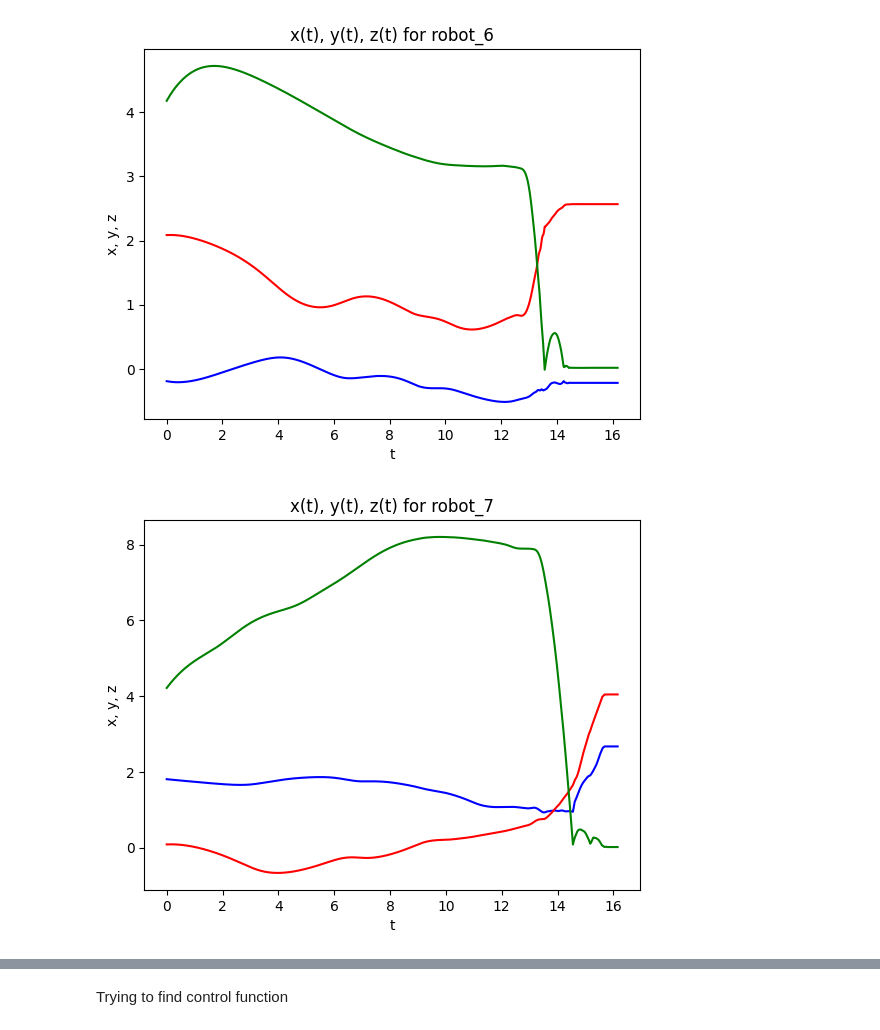
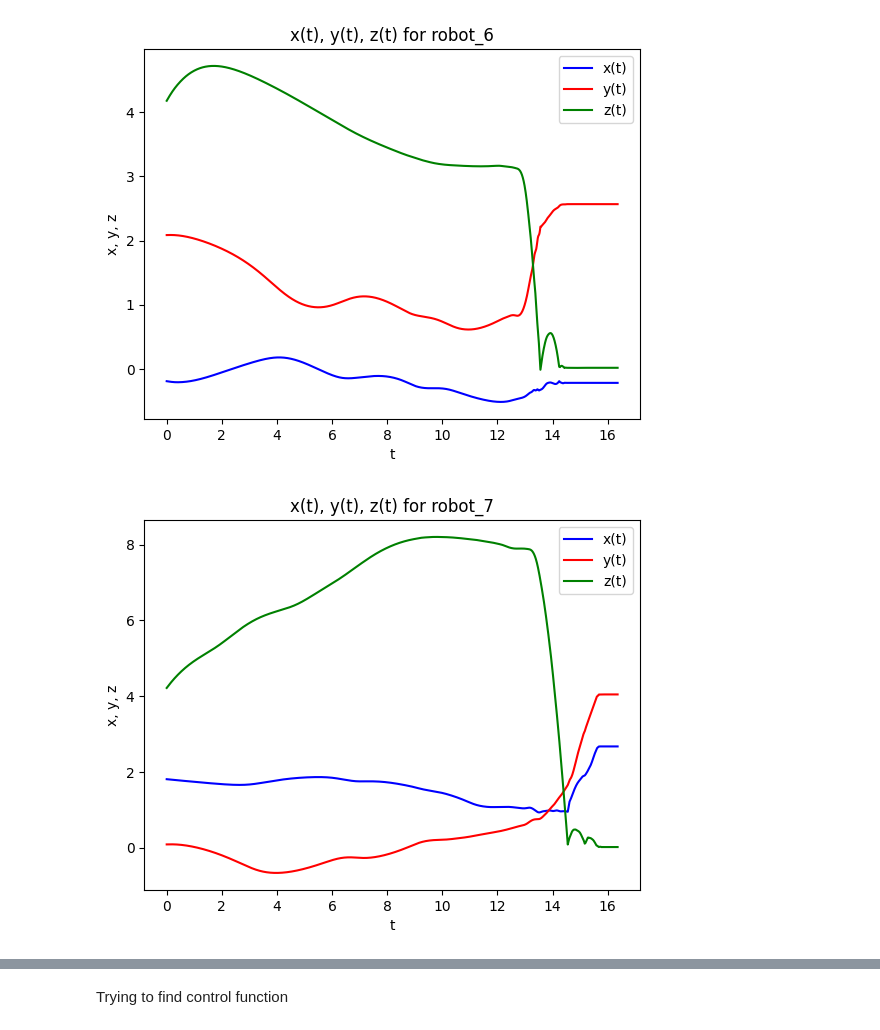
Before and after one commit to aaboiko/swarm_mavic, a Jupyter notebook: metrics/metric_fail.ipynb, the cells around one changed output, grey strips where cells are left out. Drawn from its saved outputs; the diff is of its cells as text; code cells hidden in the pictures.

```diff
--- a/metrics/metric_fail.ipynb
+++ b/metrics/metric_fail.ipynb
@@ -43,9 +28,10 @@ for i in range(n):
 
                 t += dt
 
-        plt.plot(ts, xs, color='blue')
-        plt.plot(ts, ys, color='red')
-        plt.plot(ts, zs, color='green')
+        plt.plot(ts, xs, color='blue', label='x(t)')
+        plt.plot(ts, ys, color='red', label='y(t)')
+        plt.plot(ts, zs, color='green', label='z(t)')
+        plt.legend(fontsize=10)
 
         plt.show()
 # %% [output]
@@ -57,2 +43,2 @@ for i in range(n):
-[figure, old version]
+[figure, new version]
-[figure, old version]
+[figure, new version]
```
Also changed, not shown: parts of 4 cells of this notebook, 8 other files.
